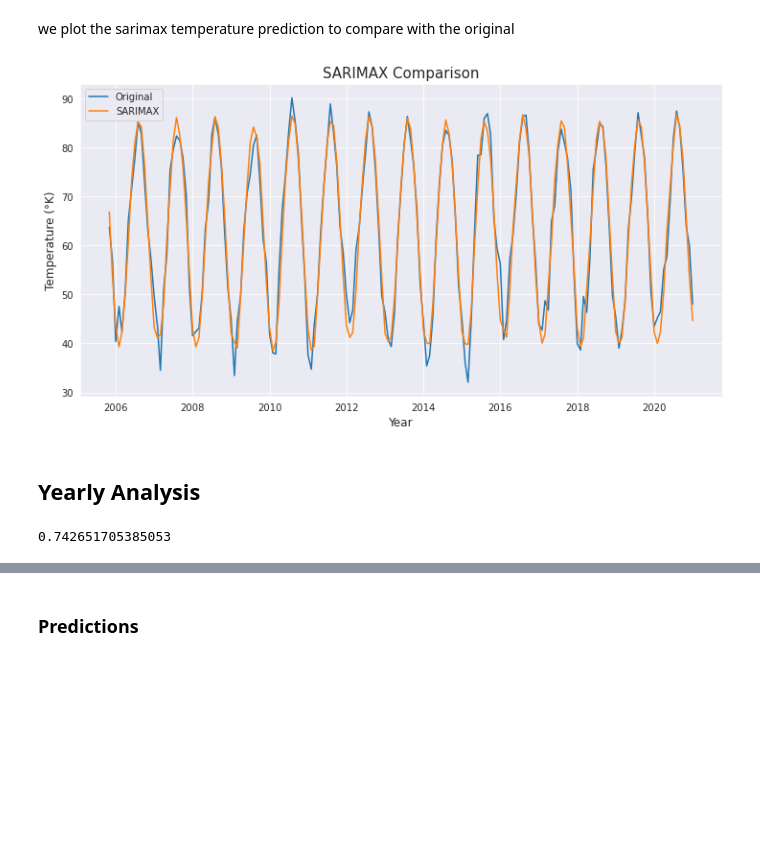
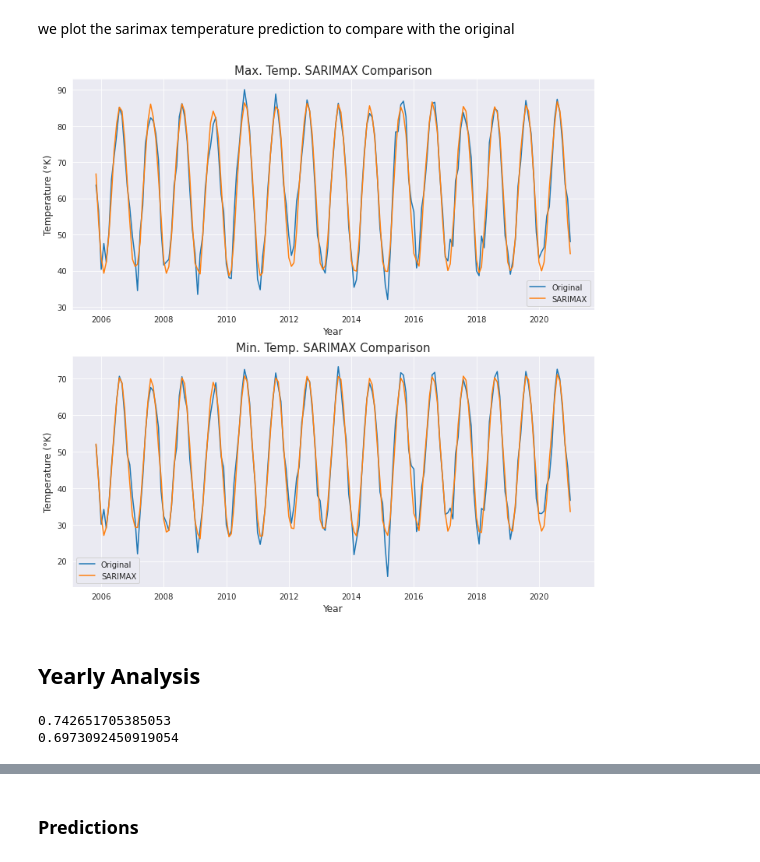
Before and after one commit to CrisLeaf/ny_is_burning, a Jupyter notebook: temperature_analysis.ipynb, the cells around one changed output, grey strips where cells are left out. Cells and saved outputs as stored; diff of their text form; code cells hidden in the pictures; blank space fills up the shorter version.

```diff
--- a/temperature_analysis.ipynb
+++ b/temperature_analysis.ipynb
@@ -42,6 +48,8 @@ plt.show()
 # %%
 monthly_df["tmax_lag1"] = monthly_df["TMAX"].shift(1)
 monthly_df["tmax_diff1"] = monthly_df["TMAX"].diff(periods=1)
+monthly_df["tmin_lag1"] = monthly_df["TMIN"].shift(1)
+monthly_df["tmin_diff1"] = monthly_df["TMIN"].diff(periods=1)
 
 monthly_df.dropna(inplace=True)
 # %% [markdown]
@@ -172,10 +221,12 @@ plt.show()
 # %% [markdown]
 define the model
 # %%
-X_train, y_train = train["tmax_diff1"], train["TMAX"]
-X_test, y_test = test["tmax_diff1"], test["TMAX"]
+X_train, y_train = train[["tmax_diff1", "tmin_diff1"]], train[["TMAX", "TMIN"]]
+X_test, y_test = test[["tmax_diff1", "tmin_diff1"]], test[["TMAX", "TMIN"]]
 
-model = AutoReg(train["tmax_diff1"], lags=50)
-model_fit = model.fit()
+tmax_model = AutoReg(train["tmax_diff1"], lags=50)
+tmin_model = AutoReg(train["tmin_diff1"], lags=50)
+tmax_model_fit = tmax_model.fit()
+tmin_model_fit = tmin_model.fit()
 # %% [markdown]
 calculate the mean absolute error
@@ -241,8 +324,10 @@ plt.show()
 # %%
 from statsmodels.tsa.statespace.sarimax import SARIMAX
 
-model = SARIMAX(monthly_df["TMAX"], order=(1, 2, 10), seasonal_order=(1, 1, 1, 12))
-model_fit = model.fit(maxiter=100, disp=0)
+tmax_model = SARIMAX(monthly_df["TMAX"], order=(1, 2, 10), seasonal_order=(1, 1, 1, 12))
+tmin_model = SARIMAX(monthly_df["TMIN"], order=(1, 2, 10), seasonal_order=(1, 1, 1, 12))
+tmax_model_fit = tmax_model.fit(maxiter=100, disp=0)
+tmin_model_fit = tmin_model.fit(maxiter=100, disp=0)
 # %% [markdown]
 plot the residuals
 # %%
@@ -268,0 +353,7 @@ print(mae)
+# %%
+tmax_yhat = tmax_model_fit.predict()
+tmin_yhat = tmin_model_fit.predict()
+tmax_mae = mean_absolute_error(y_test["TMAX"], tmax_yhat[-len(y_test):])
+tmin_mae = mean_absolute_error(y_test["TMIN"], tmin_yhat[-len(y_test):])
+print(tmax_mae)
+print(tmin_mae)
@@ -272,22 +366,32 @@ We see that the better score is achieved by the SARIMAX model.
 
 we plot the sarimax temperature prediction to compare with the original
 # %%
-fig = plt.subplots(figsize=(12, 6))
-sns.lineplot(x=y_test.index, y=y_test.values, label="Original")
-sns.lineplot(x=yhat[-len(y_test):].index, y=yhat[-len(y_test):].values, label="SARIMAX")
-plt.legend(loc="upper left")
-plt.title("SARIMAX Comparison", fontsize=15)
-plt.ylabel("Temperature (°K)", fontsize=12)
-plt.xlabel("Year", fontsize=12)
+fig, axes = plt.subplots(nrows=2, figsize=(12, 12))
+sns.lineplot(x=y_test.index, y=y_test["TMAX"].values, label="Original", ax=axes[0])
+sns.lineplot(x=y_test.index, y=tmax_yhat[-len(y_test):].values,
+			 label="SARIMAX", ax=axes[0])
+axes[0].set_title("Max. Temp. SARIMAX Comparison", fontsize=15)
+axes[0].set_ylabel("Temperature (°K)", fontsize=12)
+axes[0].set_xlabel("Year", fontsize=12)
+sns.lineplot(x=y_test.index, y=y_test["TMIN"].values, label="Original", ax=axes[1])
+sns.lineplot(x=y_test.index, y=tmin_yhat[-len(y_test):].values,
+			 label="SARIMAX", ax=axes[1])
+axes[1].set_title("Min. Temp. SARIMAX Comparison", fontsize=15)
+axes[1].set_ylabel("Temperature (°K)", fontsize=12)
+axes[1].set_xlabel("Year", fontsize=12)
 plt.show()
 # %% [output]
-[figure, old version]
+[figure, new version]
 # %% [markdown]
 ## Yearly Analysis
-# %%
-yearly_yhat = yhat.groupby(pd.Grouper(freq="Y")).mean()
-yearly_mae = mean_absolute_error(yearly_df["TMAX"], yearly_yhat)
-print(yearly_mae)
-# %% [output]
-0.742651705385053
+# %%
+tmax_yearly_pred = tmax_yhat.groupby(pd.Grouper(freq="Y")).mean()
+tmin_yearly_pred = tmin_yhat.groupby(pd.Grouper(freq="Y")).mean()
+tmax_yearly_mae = mean_absolute_error(yearly_df["TMAX"], tmax_yearly_pred)
+tmin_yearly_mae = mean_absolute_error(yearly_df["TMIN"], tmin_yearly_pred)
+print(tmax_yearly_mae)
+print(tmin_yearly_mae)
+# %% [output]
+0.742651705385053
+0.6973092450919054
 # %%
```
Also changed, not shown: parts of 30 cells of this notebook.
